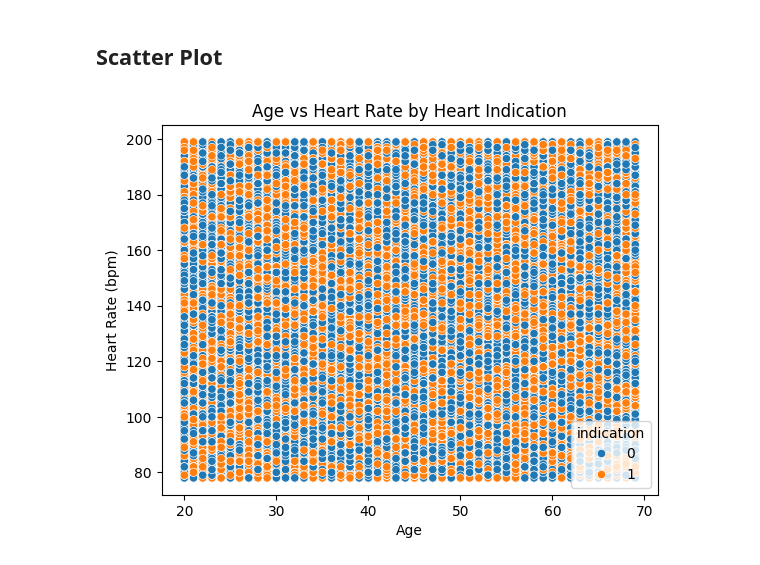
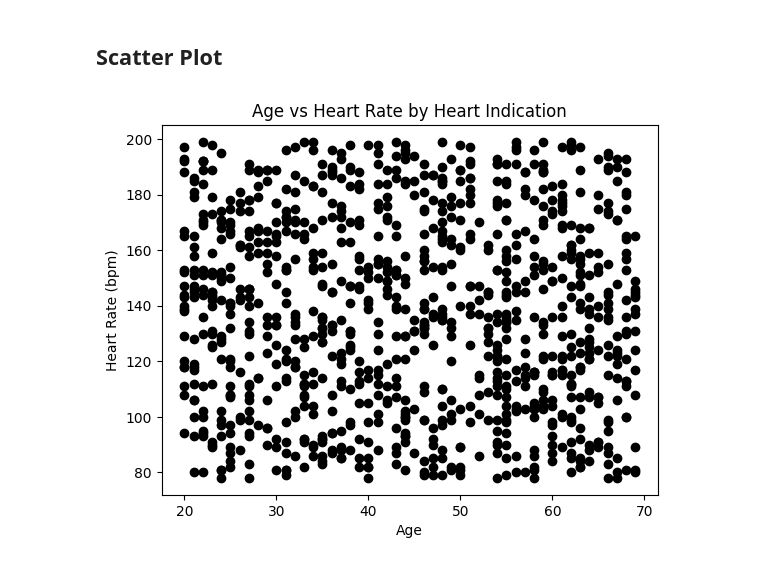
Before and after one commit to InfiniteDragons/Bachelors, a Jupyter notebook: FOD/health.ipynb, the cells around one changed output. Saved outputs shown, nothing was run; the diff lists cells and outputs as text; code cells hidden in the pictures.

```diff
--- a/FOD/health.ipynb
+++ b/FOD/health.ipynb
@@ -119,14 +121,15 @@ plt.show()
 ## Scatter Plot
 # %%
 # Scatter ploting
-sns.scatterplot(x='age', y='HR', hue='indication', data=df)
+plt.scatter(df["age"].head(1000), df["HR"].head(1000), marker="o", color="black")
+
 
 # adding a title
 plt.title('Age vs Heart Rate by Heart Indication')
 
 # adding a label to the y-axis HR and x-axis age
 plt.xlabel('Age')
 plt.ylabel('Heart Rate (bpm)')
 plt.show()
 # %% [output]
-[figure, old version]
+[figure, new version]
```
Also changed, not shown: parts of 4 cells of this notebook.
